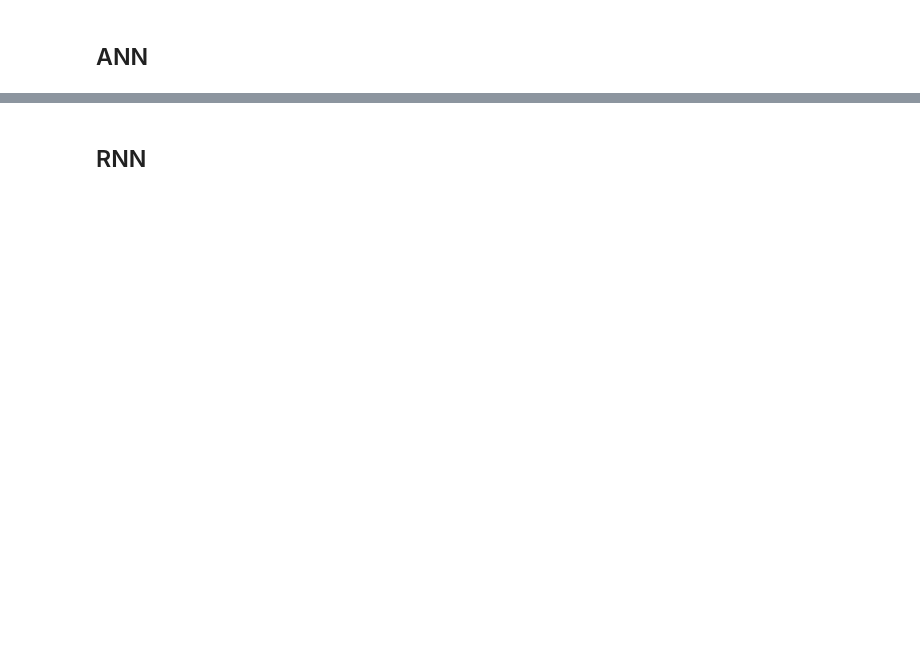
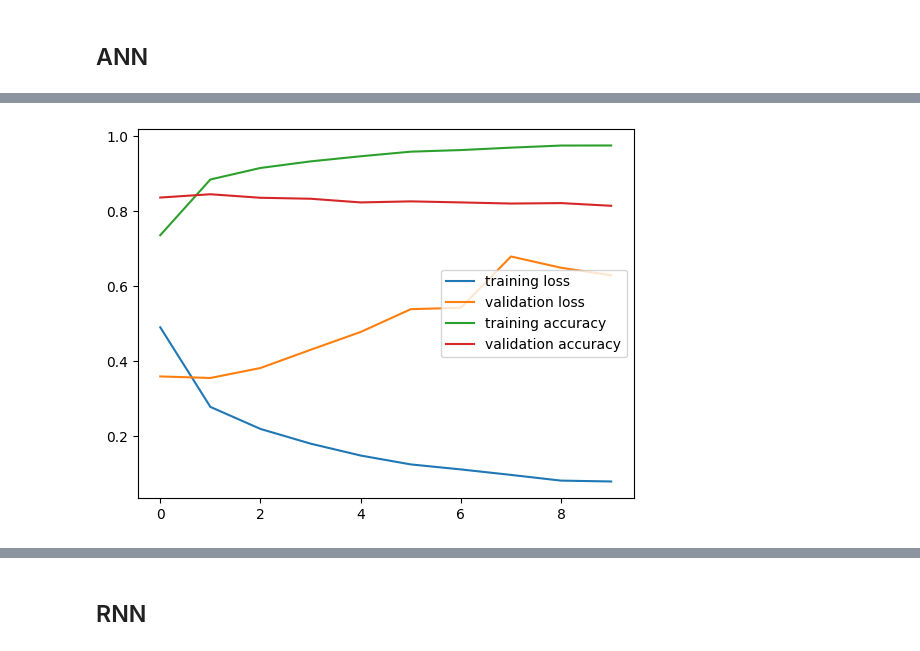
Before and after one commit to akshayDev17/NNProjects, a Jupyter notebook: RNNs/RNNvsANN.ipynb, the cells around one changed output, grey strips where cells are left out. Drawn from its saved outputs; the diff is of its cells as text; code cells hidden in the pictures; blank space fills up the shorter version.

Commit message:
added comparison of RNN vs ANN:integer and vector embedding

```diff
--- a/RNNs/RNNvsANN.ipynb
+++ b/RNNs/RNNvsANN.ipynb
@@ -501,2 +512,22 @@ print(f"Accuracy for test set is {accuracy_score(y_test, y_pred)}")
 # %% [markdown]
 ## ANN
+# %%
+from keras.layers import Embedding, SimpleRNN, Dense, GlobalAveragePooling1D
+from keras.models import Sequential
+
+ann_embedding = Sequential()
+
+ann_embedding.add(Embedding(input_dim=10000, output_dim=2)) # input_dim = vocabulary size, output_dim = embed vector size
+
+# observe the output shape, its rank is 3, i.e. 3 elements in the output shape tuple
+# need to convert it into 2-ranked so that the further Dense layers can yield a 2-rank output
+# Reduce the rank of the output using GlobalAveragePooling1D
+ann_embedding.add(GlobalAveragePooling1D())
+
+ann_embedding.add(Dense(units=200, activation='relu'))
+ann_embedding.add(Dense(units=150, activation='selu'))
+ann_embedding.add(Dense(units=100, activation='tanh'))
+ann_embedding.add(Dense(units=60, activation='elu'))
+ann_embedding.add(Dense(units=1, activation='sigmoid')) # binary classification
+
+ann_embedding.summary()
@@ -502,0 +589,5 @@ print(f"Accuracy for test set is {accuracy_score(y_test, y_pred)}")
+# %%
+ann_embedding.compile(optimizer='adam', loss='binary_crossentropy', metrics=['accuracy'])
+
+import numpy as np
+ann_embedding_history = ann_embedding.fit(X_train_padded, y_train, epochs=100, batch_size=64, callbacks = [es, overfit_], validation_split=0.2)
@@ -502,0 +612,12 @@ print(f"Accuracy for test set is {accuracy_score(y_test, y_pred)}")
+# %%
+import matplotlib.pyplot as plt
+
+plt.plot(range(len(ann_embedding_history.history['loss'])), ann_embedding_history.history['loss'], label='training loss')
+plt.plot(range(len(ann_embedding_history.history['loss'])), ann_embedding_history.history['val_loss'], label='validation loss')
+plt.plot(range(len(ann_embedding_history.history['loss'])), ann_embedding_history.history['accuracy'], label='training accuracy')
+plt.plot(range(len(ann_embedding_history.history['loss'])), ann_embedding_history.history['val_accuracy'], label='validation accuracy')
+
+plt.legend()
+plt.show()
+# %% [output]
+[figure, added]
```
Also changed, not shown: parts of 39 cells of this notebook.
